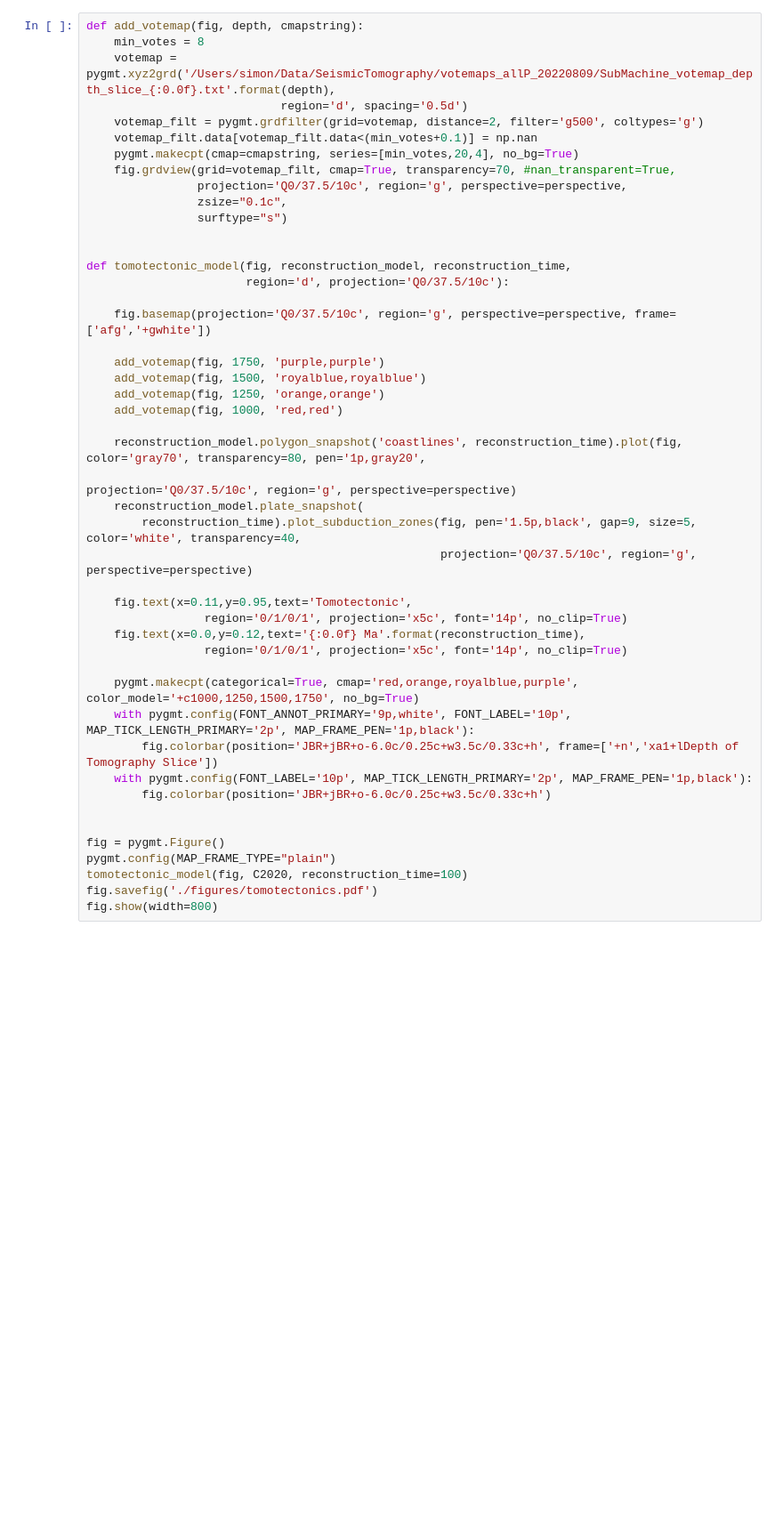
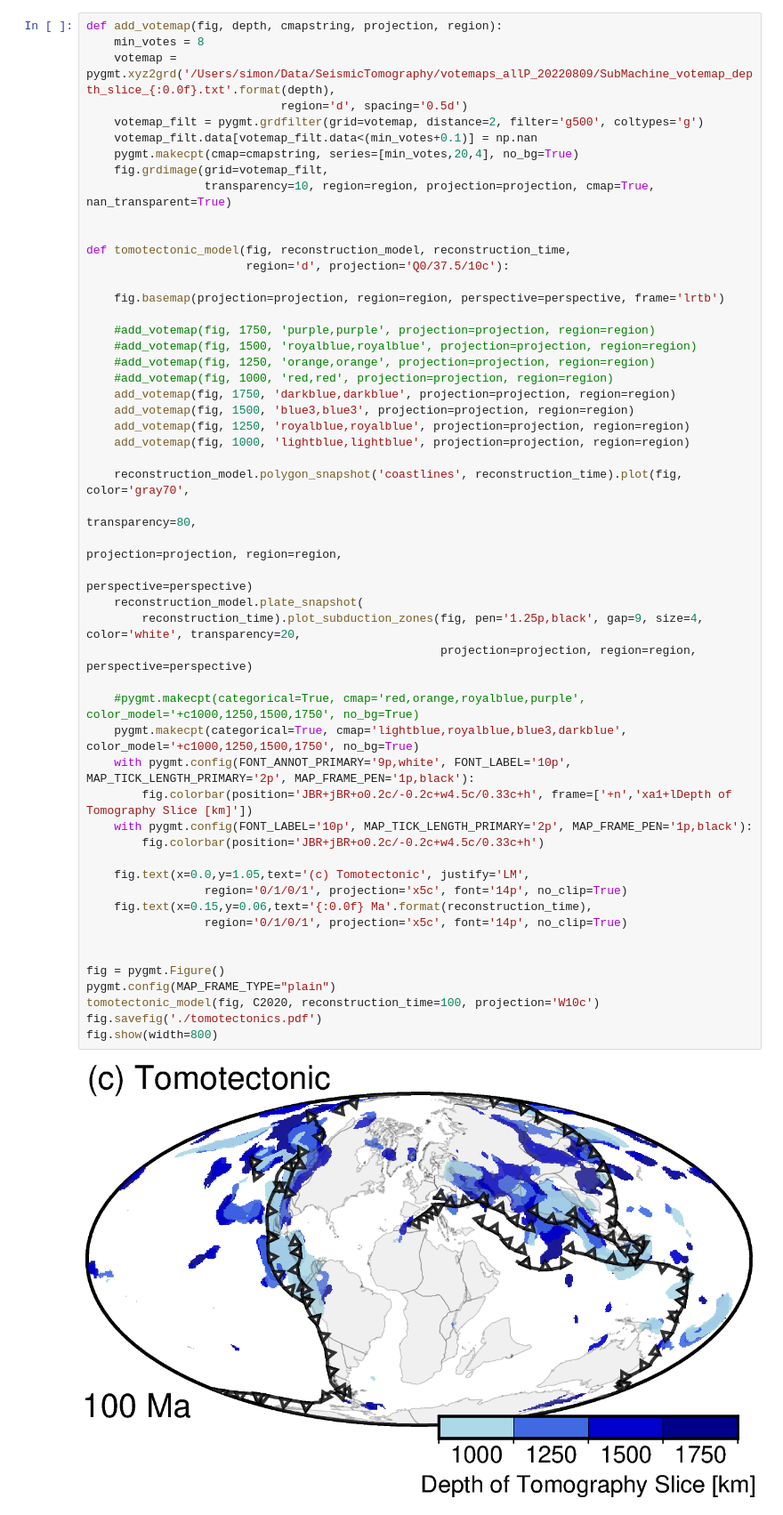
Before and after one commit to siwill22/Deconstructing-Plate-Tectonic-Reconstructions, a Jupyter notebook: Figure3/ReconstructionTypes.ipynb, the cells around one changed output. Shown at 89% size. Cells and saved outputs as stored; diff of their text form; blank space fills up the shorter version.

```diff
--- a/Figure3/ReconstructionTypes.ipynb
+++ b/Figure3/ReconstructionTypes.ipynb
@@ -169,48 +201,55 @@ fig.show(width=800)
 # %%
-def add_votemap(fig, depth, cmapstring):
+def add_votemap(fig, depth, cmapstring, projection, region):
     min_votes = 8
     votemap = pygmt.xyz2grd('/Users/simon/Data/SeismicTomography/votemaps_allP_20220809/SubMachine_votemap_depth_slice_{:0.0f}.txt'.format(depth),
                             region='d', spacing='0.5d')
     votemap_filt = pygmt.grdfilter(grid=votemap, distance=2, filter='g500', coltypes='g')
     votemap_filt.data[votemap_filt.data<(min_votes+0.1)] = np.nan
     pygmt.makecpt(cmap=cmapstring, series=[min_votes,20,4], no_bg=True)
-    fig.grdview(grid=votemap_filt, cmap=True, transparency=70, #nan_transparent=True,
-                projection='Q0/37.5/10c', region='g', perspective=perspective,
-                zsize="0.1c",
-                surftype="s")
+    fig.grdimage(grid=votemap_filt,
+                 transparency=10, region=region, projection=projection, cmap=True, nan_transparent=True)
 
 
 def tomotectonic_model(fig, reconstruction_model, reconstruction_time,
                        region='d', projection='Q0/37.5/10c'):
 
-    fig.basemap(projection='Q0/37.5/10c', region='g', perspective=perspective, frame=['afg','+gwhite'])
+    fig.basemap(projection=projection, region=region, perspective=perspective, frame='lrtb')
 
-    add_votemap(fig, 1750, 'purple,purple')
-    add_votemap(fig, 1500, 'royalblue,royalblue')
-    add_votemap(fig, 1250, 'orange,orange')
-    add_votemap(fig, 1000, 'red,red')
+    #add_votemap(fig, 1750, 'purple,purple', projection=projection, region=region)
+    #add_votemap(fig, 1500, 'royalblue,royalblue', projection=projection, region=region)
+    #add_votemap(fig, 1250, 'orange,orange', projection=projection, region=region)
+    #add_votemap(fig, 1000, 'red,red', projection=projection, region=region)
+    add_votemap(fig, 1750, 'darkblue,darkblue', projection=projection, region=region)
+    add_votemap(fig, 1500, 'blue3,blue3', projection=projection, region=region)
+    add_votemap(fig, 1250, 'royalblue,royalblue', projection=projection, region=region)
+    add_votemap(fig, 1000, 'lightblue,lightblue', projection=projection, region=region)
 
-    reconstruction_model.polygon_snapshot('coastlines', reconstruction_time).plot(fig, color='gray70', transparency=80, pen='1p,gray20',
-                                                                                  projection='Q0/37.5/10c', region='g', perspective=perspective)
+    reconstruction_model.polygon_snapshot('coastlines', reconstruction_time).plot(fig, color='gray70',
+                                                                                  transparency=80,
+                                                                                  projection=projection, region=region,
+                                                                                  perspective=perspective)
     reconstruction_model.plate_snapshot(
-        reconstruction_time).plot_subduction_zones(fig, pen='1.5p,black', gap=9, size=5, color='white', transparency=40,
-                                                   projection='Q0/37.5/10c', region='g', perspective=perspective)
+        reconstruction_time).plot_subduction_zones(fig, pen='1.25p,black', gap=9, size=4, color='white', transparency=20,
+                                                   projection=projection, region=region, perspective=perspective)
 
-    fig.text(x=0.11,y=0.95,text='Tomotectonic',
+    #pygmt.makecpt(categorical=True, cmap='red,orange,royalblue,purple', color_model='+c1000,1250,1500,1750', no_bg=True)
+    pygmt.makecpt(categorical=True, cmap='lightblue,royalblue,blue3,darkblue', color_model='+c1000,1250,1500,1750', no_bg=True)
+    with pygmt.config(FONT_ANNOT_PRIMARY='9p,white', FONT_LABEL='10p', MAP_TICK_LENGTH_PRIMARY='2p', MAP_FRAME_PEN='1p,black'):
+        fig.colorbar(position='JBR+jBR+o0.2c/-0.2c+w4.5c/0.33c+h', frame=['+n','xa1+lDepth of Tomography Slice [km]'])
+    with pygmt.config(FONT_LABEL='10p', MAP_TICK_LENGTH_PRIMARY='2p', MAP_FRAME_PEN='1p,black'):
+        fig.colorbar(position='JBR+jBR+o0.2c/-0.2c+w4.5c/0.33c+h')
+
+    fig.text(x=0.0,y=1.05,text='(c) Tomotectonic', justify='LM',
                  region='0/1/0/1', projection='x5c', font='14p', no_clip=True)
-    fig.text(x=0.0,y=0.12,text='{:0.0f} Ma'.format(reconstruction_time),
+    fig.text(x=0.15,y=0.06,text='{:0.0f} Ma'.format(reconstruction_time),
                  region='0/1/0/1', projection='x5c', font='14p', no_clip=True)
-
-    pygmt.makecpt(categorical=True, cmap='red,orange,royalblue,purple', color_model='+c1000,1250,1500,1750', no_bg=True)
-    with pygmt.config(FONT_ANNOT_PRIMARY='9p,white', FONT_LABEL='10p', MAP_TICK_LENGTH_PRIMARY='2p', MAP_FRAME_PEN='1p,black'):
-        fig.colorbar(position='JBR+jBR+o-6.0c/0.25c+w3.5c/0.33c+h', frame=['+n','xa1+lDepth of Tomography Slice'])
-    with pygmt.config(FONT_LABEL='10p', MAP_TICK_LENGTH_PRIMARY='2p', MAP_FRAME_PEN='1p,black'):
-        fig.colorbar(position='JBR+jBR+o-6.0c/0.25c+w3.5c/0.33c+h')
 
 
 fig = pygmt.Figure()
 pygmt.config(MAP_FRAME_TYPE="plain")
-tomotectonic_model(fig, C2020, reconstruction_time=100)
-fig.savefig('./figures/tomotectonics.pdf')
+tomotectonic_model(fig, C2020, reconstruction_time=100, projection='W10c')
+fig.savefig('./tomotectonics.pdf')
 fig.show(width=800)
+# %% [output]
+[figure, added]
 # %%
```
Also changed, not shown: parts of 8 cells of this notebook.
